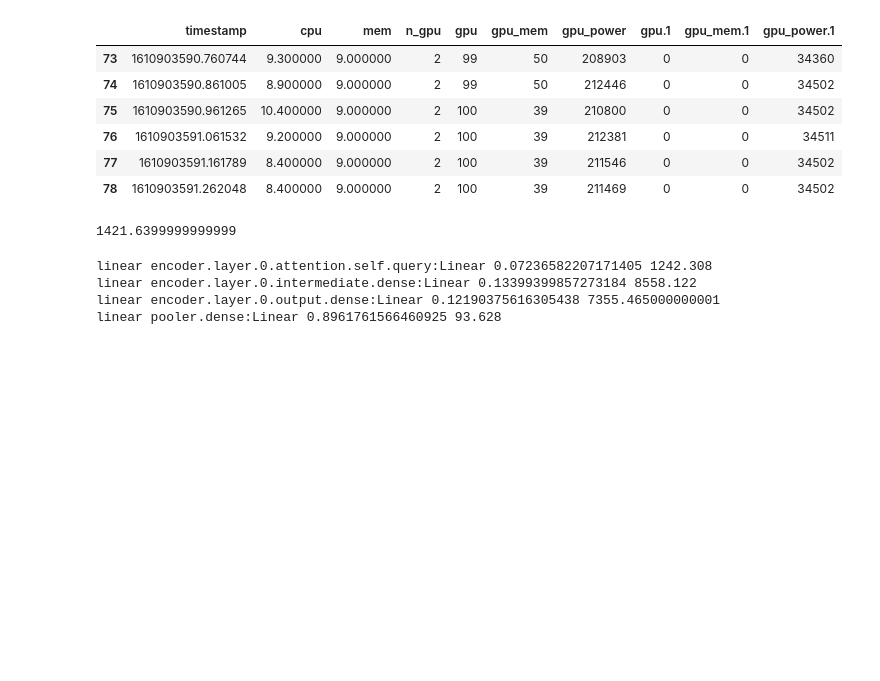
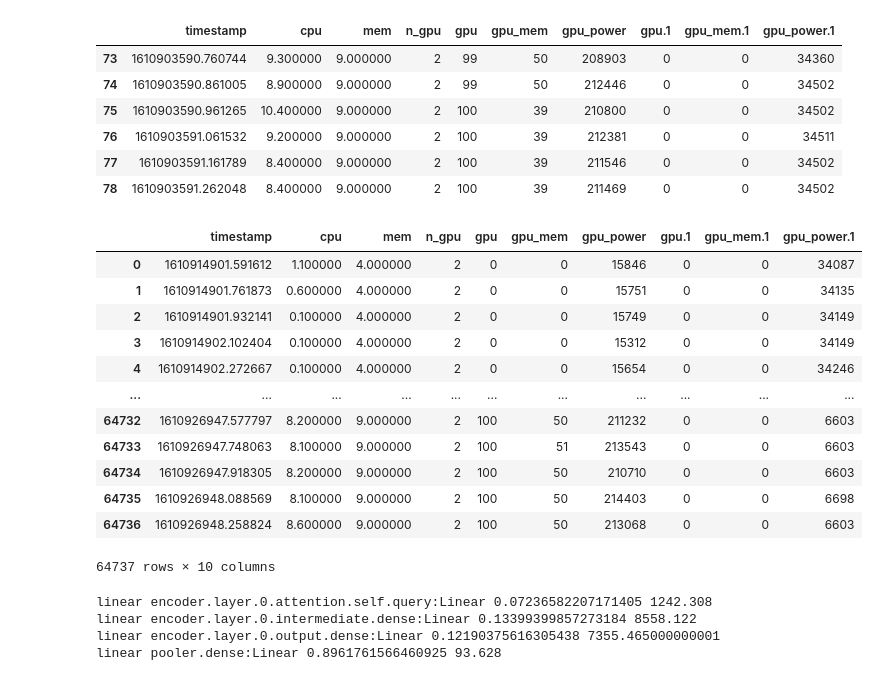
Before and after one commit to Vanessa96/DetecTor, a Jupyter notebook: trace_cg.ipynb, the cells around one changed output. Cells and saved outputs as stored; diff of their text form; code cells hidden in the pictures; blank space fills up the shorter version.

```diff
--- a/trace_cg.ipynb
+++ b/trace_cg.ipynb
@@ -219,10 +219,22 @@ res[res_s:res_e]
 | 76 | 1610903591.061532 | 9.200000 | 9.000000 | 2 | 100 | 39 | 212381 | 0 | 0 | 34511 |
 | 77 | 1610903591.161789 | 8.400000 | 9.000000 | 2 | 100 | 39 | 211546 | 0 | 0 | 34502 |
 | 78 | 1610903591.262048 | 8.400000 | 9.000000 | 2 | 100 | 39 | 211469 | 0 | 0 | 34502 |
-# %%
-energy[energy_s:energy_e]['value'].sum()
-# %% [output]
-1421.6399999999999
+# %%
+res
+# %% [output]
+|  | timestamp | cpu | mem | n_gpu | gpu | gpu_mem | gpu_power | gpu.1 | gpu_mem.1 | gpu_power.1 |
+| 0 | 1610914901.591612 | 1.100000 | 4.000000 | 2 | 0 | 0 | 15846 | 0 | 0 | 34087 |
+| 1 | 1610914901.761873 | 0.600000 | 4.000000 | 2 | 0 | 0 | 15751 | 0 | 0 | 34135 |
+| 2 | 1610914901.932141 | 0.100000 | 4.000000 | 2 | 0 | 0 | 15749 | 0 | 0 | 34149 |
+| 3 | 1610914902.102404 | 0.100000 | 4.000000 | 2 | 0 | 0 | 15312 | 0 | 0 | 34149 |
+| 4 | 1610914902.272667 | 0.100000 | 4.000000 | 2 | 0 | 0 | 15654 | 0 | 0 | 34246 |
+| ... | ... | ... | ... | ... | ... | ... | ... | ... | ... | ... |
+| 64732 | 1610926947.577797 | 8.200000 | 9.000000 | 2 | 100 | 50 | 211232 | 0 | 0 | 6603 |
+| 64733 | 1610926947.748063 | 8.100000 | 9.000000 | 2 | 100 | 51 | 213543 | 0 | 0 | 6603 |
+| 64734 | 1610926947.918305 | 8.200000 | 9.000000 | 2 | 100 | 50 | 210710 | 0 | 0 | 6603 |
+| 64735 | 1610926948.088569 | 8.100000 | 9.000000 | 2 | 100 | 50 | 214403 | 0 | 0 | 6698 |
+| 64736 | 1610926948.258824 | 8.600000 | 9.000000 | 2 | 100 | 50 | 213068 | 0 | 0 | 6603 |
+64737 rows × 10 columns
 # %%
 import numpy as np
 
```
Also changed, not shown: parts of 9 cells of this notebook, 1 other file.
